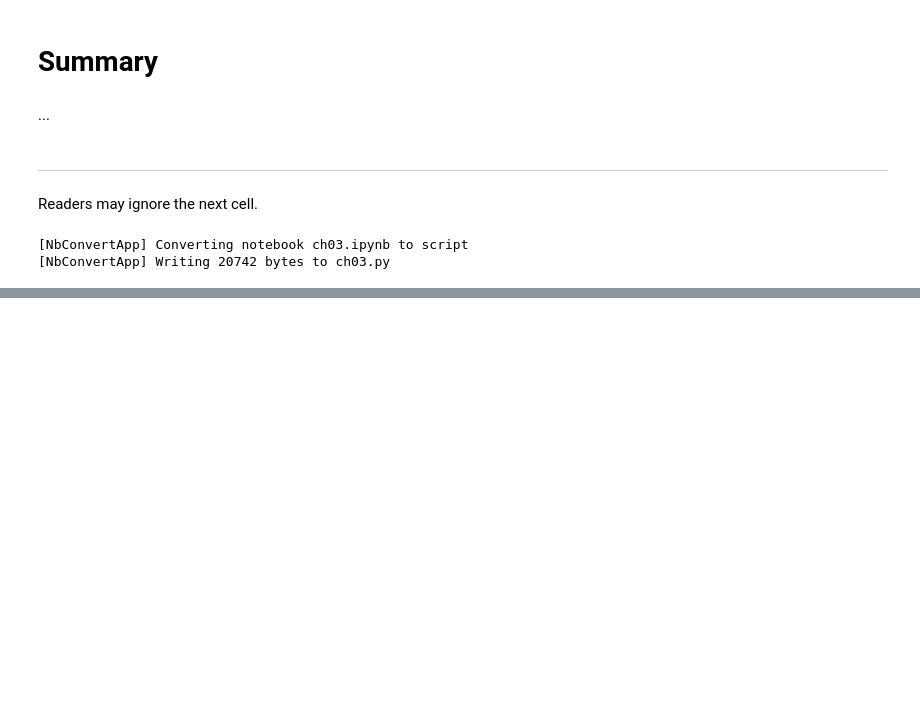
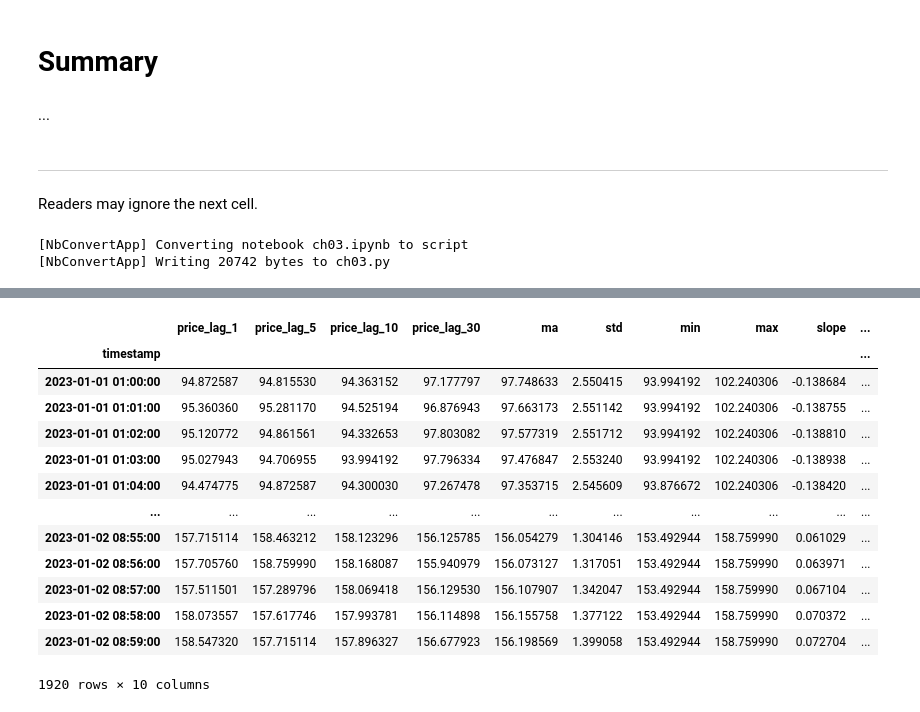
Before and after one commit to MinyaevAndrey/python-machine-learning-book-3rd-edition, a Jupyter notebook: ch03/ch03.ipynb, the cells around one changed output, grey strips where cells are left out. Drawn from its saved outputs; the diff is of its cells as text; code cells hidden in the pictures; blank space fills up the shorter version.

```diff
--- a/ch03/ch03.ipynb
+++ b/ch03/ch03.ipynb
@@ -793,0 +937,19 @@ Readers may ignore the next cell.
+# %%
+#
+# Шаг 4: Подготовка данных для обучения
+
+# Выбираем только строки без NaN
+feature_cols = [col
+                for col in df_features.columns
+                if col not in ['price', 'future_return', 'target']
+               ]
+X = df_features[feature_cols]
+y = df_features['target']
+
+# Удаляем строки с пропусками
+mask = ~(X.isna().any(axis=1) | y.isna())
+X = X[mask]
+y = y[mask]
+
+print(f"Форма X: {X.shape}")
+print(f"Распределение классов:\n{y.value_counts().sort_index()}")
@@ -793,0 +964,17 @@ Readers may ignore the next cell.
+# %%
+X
+# %% [output]
+|  | price_lag_1 | price_lag_5 | price_lag_10 | price_lag_30 | ma | std | min | max | slope | ... |
+| timestamp |  |  |  |  |  |  |  |  |  | ... |
+| 2023-01-01 01:00:00 | 94.872587 | 94.815530 | 94.363152 | 97.177797 | 97.748633 | 2.550415 | 93.994192 | 102.240306 | -0.138684 | ... |
+| 2023-01-01 01:01:00 | 95.360360 | 95.281170 | 94.525194 | 96.876943 | 97.663173 | 2.551142 | 93.994192 | 102.240306 | -0.138755 | ... |
+| 2023-01-01 01:02:00 | 95.120772 | 94.861561 | 94.332653 | 97.803082 | 97.577319 | 2.551712 | 93.994192 | 102.240306 | -0.138810 | ... |
+| 2023-01-01 01:03:00 | 95.027943 | 94.706955 | 93.994192 | 97.796334 | 97.476847 | 2.553240 | 93.994192 | 102.240306 | -0.138938 | ... |
+| 2023-01-01 01:04:00 | 94.474775 | 94.872587 | 94.300030 | 97.267478 | 97.353715 | 2.545609 | 93.876672 | 102.240306 | -0.138420 | ... |
+| ... | ... | ... | ... | ... | ... | ... | ... | ... | ... | ... |
+| 2023-01-02 08:55:00 | 157.715114 | 158.463212 | 158.123296 | 156.125785 | 156.054279 | 1.304146 | 153.492944 | 158.759990 | 0.061029 | ... |
+| 2023-01-02 08:56:00 | 157.705760 | 158.759990 | 158.168087 | 155.940979 | 156.073127 | 1.317051 | 153.492944 | 158.759990 | 0.063971 | ... |
+| 2023-01-02 08:57:00 | 157.511501 | 157.289796 | 158.069418 | 156.129530 | 156.107907 | 1.342047 | 153.492944 | 158.759990 | 0.067104 | ... |
+| 2023-01-02 08:58:00 | 158.073557 | 157.617746 | 157.993781 | 156.114898 | 156.155758 | 1.377122 | 153.492944 | 158.759990 | 0.070372 | ... |
+| 2023-01-02 08:59:00 | 158.547320 | 157.715114 | 157.896327 | 156.677923 | 156.198569 | 1.399058 | 153.492944 | 158.759990 | 0.072704 | ... |
+1920 rows × 10 columns
```
Also changed, not shown: parts of 11 cells of this notebook.
